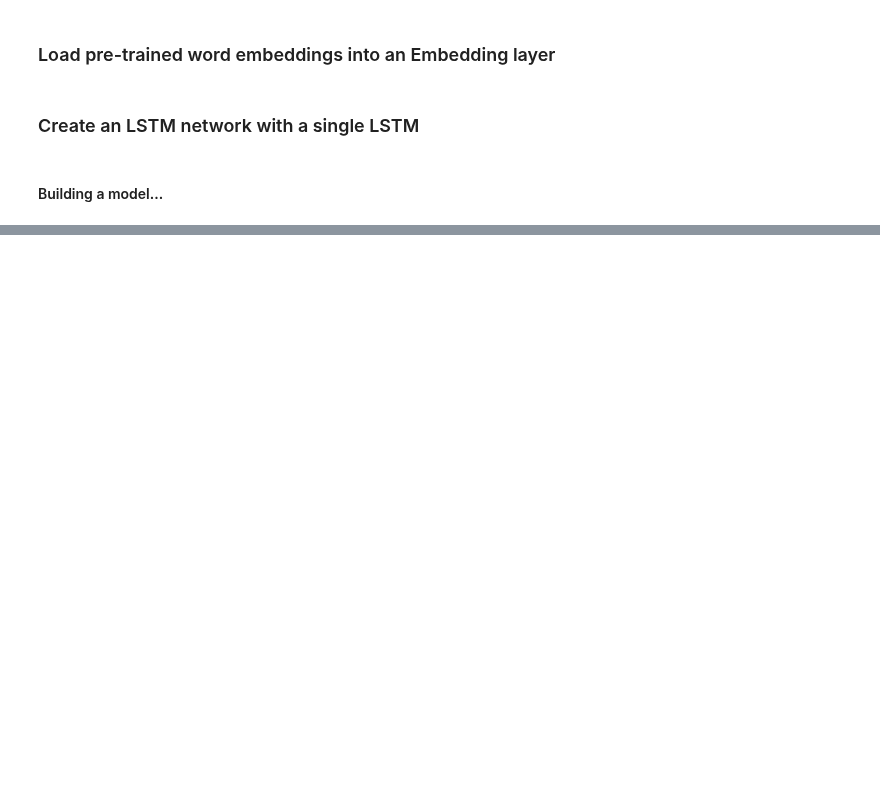
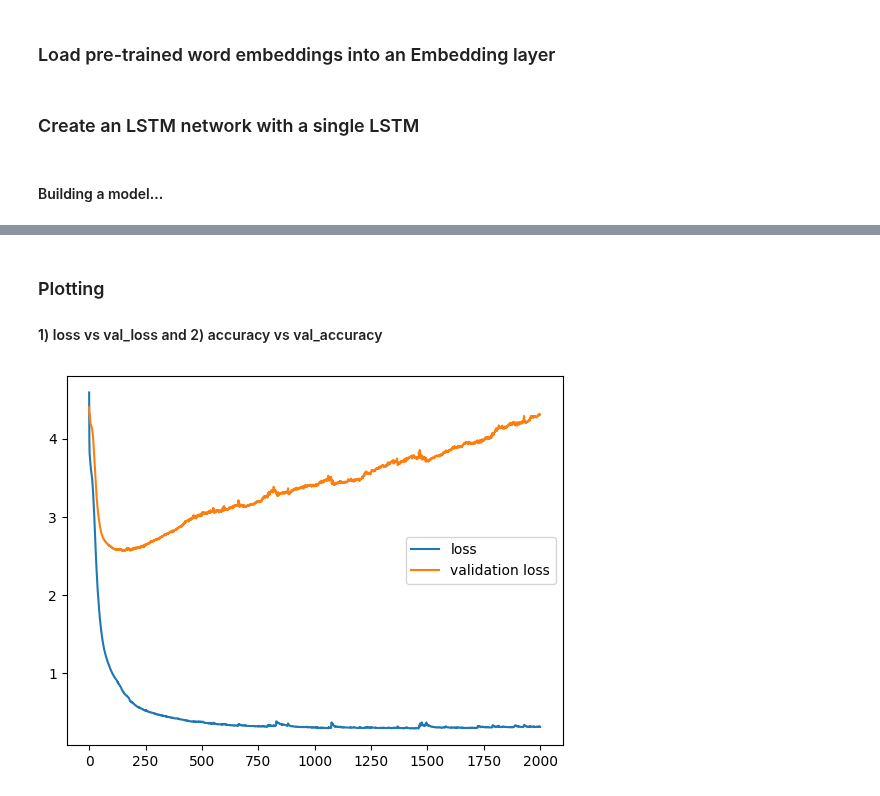
Before and after one commit to SayliMN/poetry_generator, a Jupyter notebook: poetry_generator.ipynb, the cells around one changed output, grey strips where cells are left out. Saved outputs shown, nothing was run; the diff lists cells and outputs as text; code cells hidden in the pictures; blank space fills up the shorter version.

Commit message:
add graphs

```diff
--- a/poetry_generator.ipynb
+++ b/poetry_generator.ipynb
@@ -241,6 +241,9 @@ embedding_layer = Embedding(num_words,
 from keras.layers import Dense, Embedding, Input, LSTM
 
 LATENT_DIM = 25
+BATCH_SIZE = 128
+EPOCHS = 2000
+VALIDATION_SPLIT = 0.2
 # %%
 input_ = Input(shape = (max_seq_len,))
 input_h = Input(shape = (LATENT_DIM,))
@@ -259,3 +262,11 @@ model = Model([input_, input_h, input_c], output)
 model.compile(loss = 'categorical_crossentropy',
               optimizer = Adam(learning_rate=0.01),
               metrics = ['accuracy'])
+# %%
+print('Training model...')
+z = np.zeros((len(input_sequences), LATENT_DIM))
+r = model.fit([input_sequences, z, z],
+             one_hot_targets,
+             batch_size=BATCH_SIZE,
+             epochs=EPOCHS,
+             validation_split=VALIDATION_SPLIT)
@@ -261,0 +291,10 @@ model.compile(loss = 'categorical_crossentropy',
+# %% [markdown]
+### Plotting
+#### 1) loss vs val_loss and 2) accuracy vs val_accuracy
+# %%
+plt.plot(r.history['loss'], label='loss')
+plt.plot(r.history['val_loss'], label='validation loss')
+plt.legend()
+plt.show()
+# %% [output]
+[figure, added]
```
Also changed, not shown: parts of 2 cells of this notebook.
